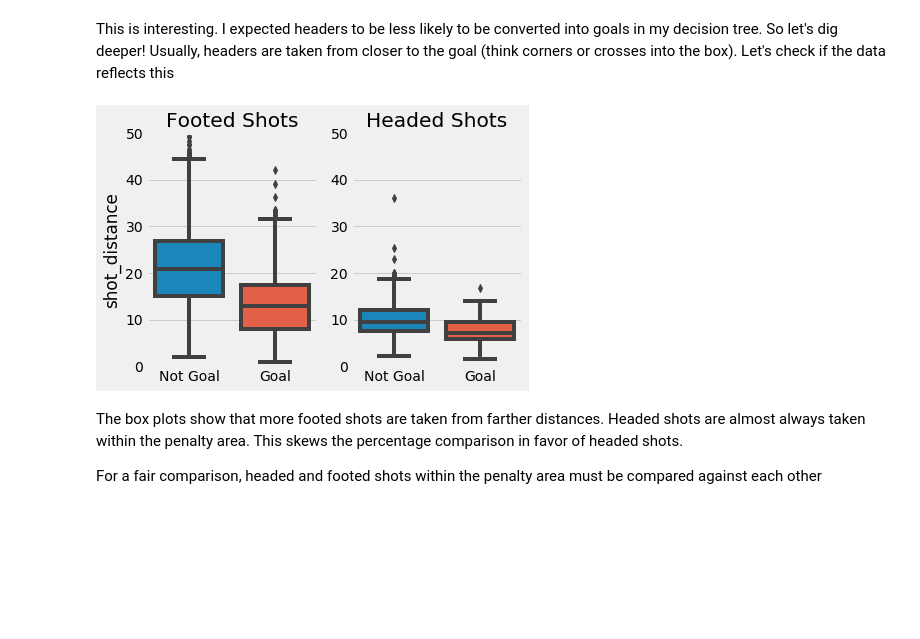
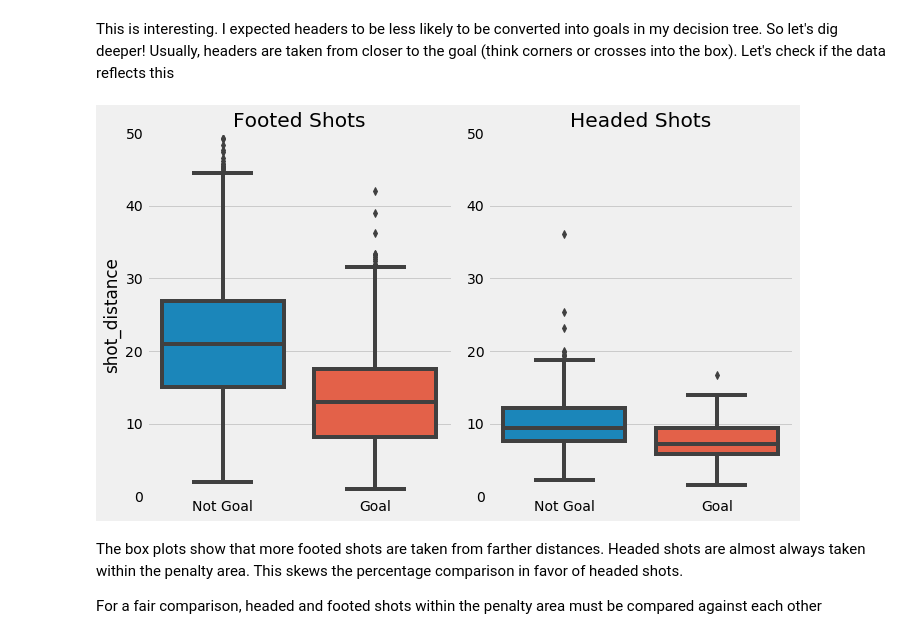
Before and after one commit to j-v-n/Springboard, a Jupyter notebook: capstone_projects/capstone1/data_storytelling.ipynb, the cells around one changed output. Cells and saved outputs as stored; diff of their text form; code cells hidden in the pictures; blank space fills up the shorter version.

Commit message:
Modified for figure saves

```diff
--- a/capstone_projects/capstone1/data_storytelling.ipynb
+++ b/capstone_projects/capstone1/data_storytelling.ipynb
@@ -258,20 +262,22 @@ The percentage of headed shots which are goals is 11.0
 This is interesting. I expected headers to be less likely to be converted into goals in my decision tree. So let's dig deeper!
 Usually, headers are taken from closer to the goal (think corners or crosses into the box). Let's check if the data reflects this
 # %%
-fig = plt.figure()
+fig = plt.figure(figsize=(10,6))
 ax1 = fig.add_subplot(121)
 ax2=fig.add_subplot(122)
 sns.boxplot(x='isGoal',y='shot_distance',data=df_open_play[filt1],ax=ax1)
 sns.boxplot(x='isGoal',y='shot_distance',data=df_open_play[filt2],ax=ax2)
 ax1.set(ylim=(0,50));
 ax2.set(ylim=(0,50));
 ax2.set_ylabel('');
 ax1.set_xlabel('');
 ax2.set_xlabel('');
 ax1.set_title('Footed Shots');
 ax2.set_title('Headed Shots');
+plt.tight_layout()
+plt.savefig('headed_vs_footed_distance.png')
 # %% [output]
-[figure, old version]
+[figure, new version]
 # %% [markdown]
 The box plots show that more footed shots are taken from farther distances. Headed shots are almost always taken within the penalty area. This skews the percentage comparison in favor of headed shots.
 
```
Also changed, not shown: parts of 9 cells of this notebook, 1 other file.
